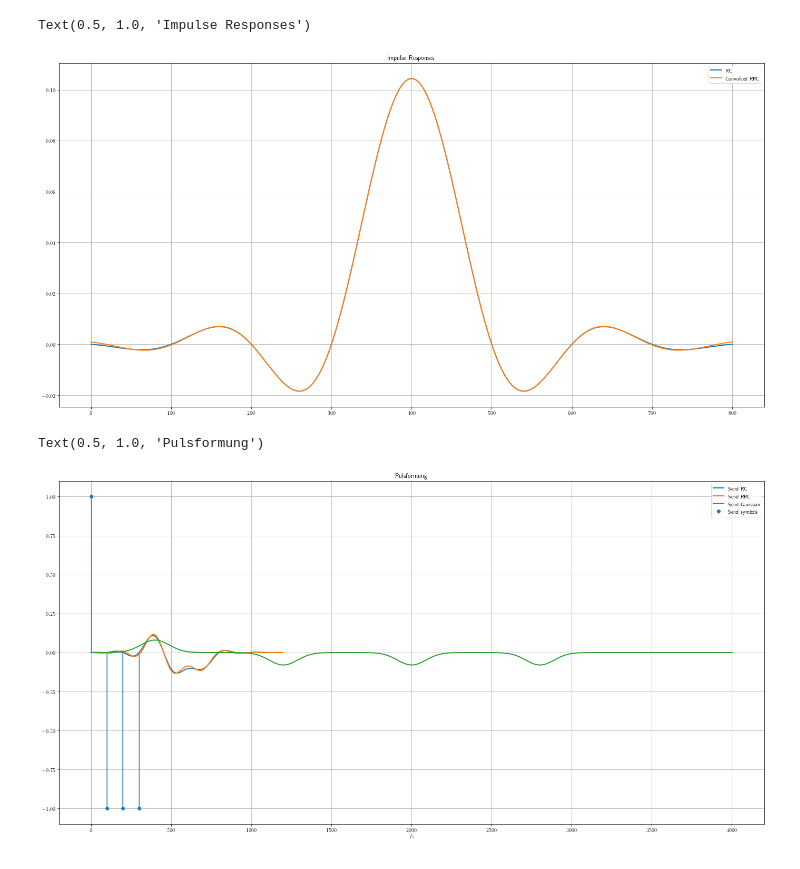
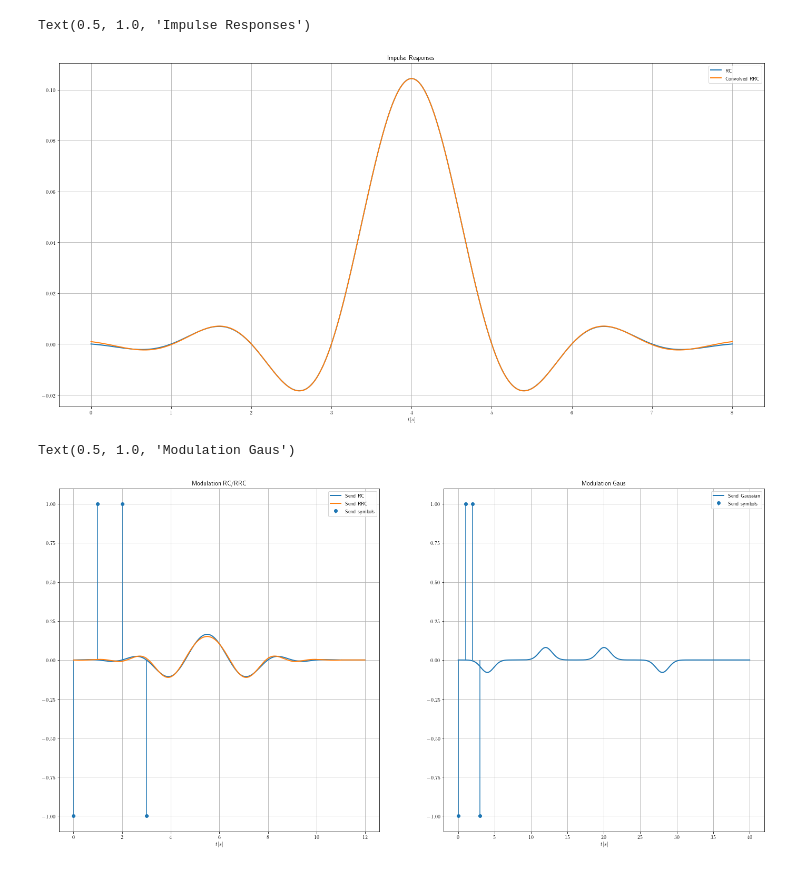
Before and after one commit to domrim/bachelorarbeit-code, a Jupyter notebook: jupyter-notebooks/tests.ipynb, the cells around one changed output. Saved outputs shown, nothing was run; the diff lists cells and outputs as text; code cells hidden in the pictures.

Commit message:
[ADD] SplitStep Implementation

```diff
--- a/jupyter-notebooks/tests.ipynb
+++ b/jupyter-notebooks/tests.ipynb
@@ -28,18 +28,19 @@ r_gaussian = 0.8
 
 syms_per_filt = 4  # symbols per filter (plus minus in both directions)
 
-t_rc, rc = split_step_fourier.get_rc_ir( syms_per_filt, r_rc, f_symbol, n_up )
-t_rrc, rrc = split_step_fourier.get_rrc_ir( syms_per_filt, r_rrc, f_symbol, n_up )
-t_gaussian, gaussian = split_step_fourier.get_gaussian_ir( syms_per_filt, r_gaussian, f_symbol, n_up )
+t_sample_rc, rc = split_step_fourier.get_rc_ir( syms_per_filt, r_rc, f_symbol, n_up )
+t_sample_rrc, rrc = split_step_fourier.get_rrc_ir( syms_per_filt, r_rrc, f_symbol, n_up )
+t_sample_gaussian, gaussian = split_step_fourier.get_gaussian_ir( syms_per_filt, r_gaussian, f_symbol, n_up )
 
 matplotlib.rc('figure', figsize=(24, 12) )
 
-plt.plot( t_rc, rc, linewidth=2.0, label='RC' )
-plt.plot( t_rrc, rrc, linewidth=2.0, label='RRC' )
-plt.plot( t_gaussian, gaussian, linewidth=2.0, label='Gaussian' )
+plt.plot( np.arange(rc.size)*t_sample_rc, rc, linewidth=2.0, label='RC' )
+plt.plot( np.arange(rc.size)*t_sample_rrc, rrc, linewidth=2.0, label='RRC' )
+plt.plot( np.arange(rc.size)*t_sample_gaussian, gaussian, linewidth=2.0, label='Gaussian' )
 
 plt.grid( True )
 plt.legend( loc='upper right' )
+plt.xlabel('$t[s]$')
 plt.title( 'Impulse Responses' )
 # %% [output]
 Text(0.5, 1.0, 'Impulse Responses')
@@ -55,41 +56,52 @@ rrc_convolved /= np.linalg.norm(rrc_convolved)
 
 matplotlib.rc('figure', figsize=(24, 12) )
 
-plt.plot( rc, linewidth=2.0, label='RC' )
-plt.plot( rrc_convolved, linewidth=2.0, label='Convolved RRC')
+plt.plot( np.arange(rc.size)*t_sample_rc, rc , linewidth=2.0, label='RC' )
+plt.plot( np.arange(rrc_convolved.size)*t_sample_rrc, rrc_convolved, linewidth=2.0, label='Convolved RRC')
 
 plt.grid( True )
 plt.legend( loc='upper right' )
+plt.xlabel('$t[s]$')
 plt.title( 'Impulse Responses' )
 # %% [output]
 Text(0.5, 1.0, 'Impulse Responses')
-[figure, old version]
+[figure, new version]
 # %%
 # modulation scheme and constellation points
 M = 2
 modulation = {'0': -1, '1': 1}
 
 n_symbol = 4  # number of symbols
 
 # Signalfolge generieren
 send_bits = np.random.choice([symbol for symbol in modulation.keys()], size=n_symbol)
 
 send_rc = split_step_fourier.generate_signal(modulation, send_bits, rc, syms_per_filt)
 send_rrc = split_step_fourier.generate_signal(modulation, send_bits, rrc, syms_per_filt)
 send_gaussian = split_step_fourier.generate_signal(modulation, send_bits, gaussian, 0)
 
 matplotlib.rc('figure', figsize=(24, 12) )
 
-plt.plot( send_rc, linewidth=2.0, label='Send RC' )
-plt.plot( send_rrc, linewidth=2.0, label='Send RRC' )
-plt.plot( send_gaussian, linewidth=2.0, label='Send Gaussian' )
-plt.stem( np.arange(n_symbol*n_up, step=n_up), [ modulation[str(symbol)] for symbol in send_bits ], label='Send symbols', use_line_collection=True, basefmt=' ')
+plt.subplot(121)
+plt.plot( np.arange(send_rc.size)*t_sample_rc, send_rc, linewidth=2.0, label='Send RC' )
+plt.plot( np.arange(send_rrc.size)*t_sample_rrc, send_rrc, linewidth=2.0, label='Send RRC' )
+plt.stem( np.arange(n_symbol*n_up, step=n_up)*t_sample_rc, [ modulation[str(symbol)] for symbol in send_bits ], label='Send symbols', use_line_collection=True, basefmt=' ')
 
 plt.grid( True )
 plt.ylim(-1.1, 1.1)
-plt.xlabel('$f_s$')
+plt.xlabel('$t[s]$')
 plt.legend( loc='upper right' )
-plt.title( 'Pulsformung' )
+plt.title( 'Modulation RC/RRC' )
+
+plt.subplot(122)
+plt.plot( np.arange(send_gaussian.size)*t_sample_gaussian, send_gaussian, linewidth=2.0, label='Send Gaussian' )
+plt.stem( np.arange(n_symbol*n_up, step=n_up)*t_sample_gaussian, [ modulation[str(symbol)] for symbol in send_bits ], label='Send symbols', use_line_collection=True, basefmt=' ')
+
+plt.grid( True )
+plt.ylim(-1.1, 1.1)
+plt.xlabel('$t[s]$')
+plt.legend( loc='upper right' )
+plt.title( 'Modulation Gaus' )
 # %% [output]
-Text(0.5, 1.0, 'Pulsformung')
+Text(0.5, 1.0, 'Modulation Gaus')
-[figure, old version]
+[figure, new version]
```
Also changed, not shown: parts of 2 cells of this notebook, 3 other files.
